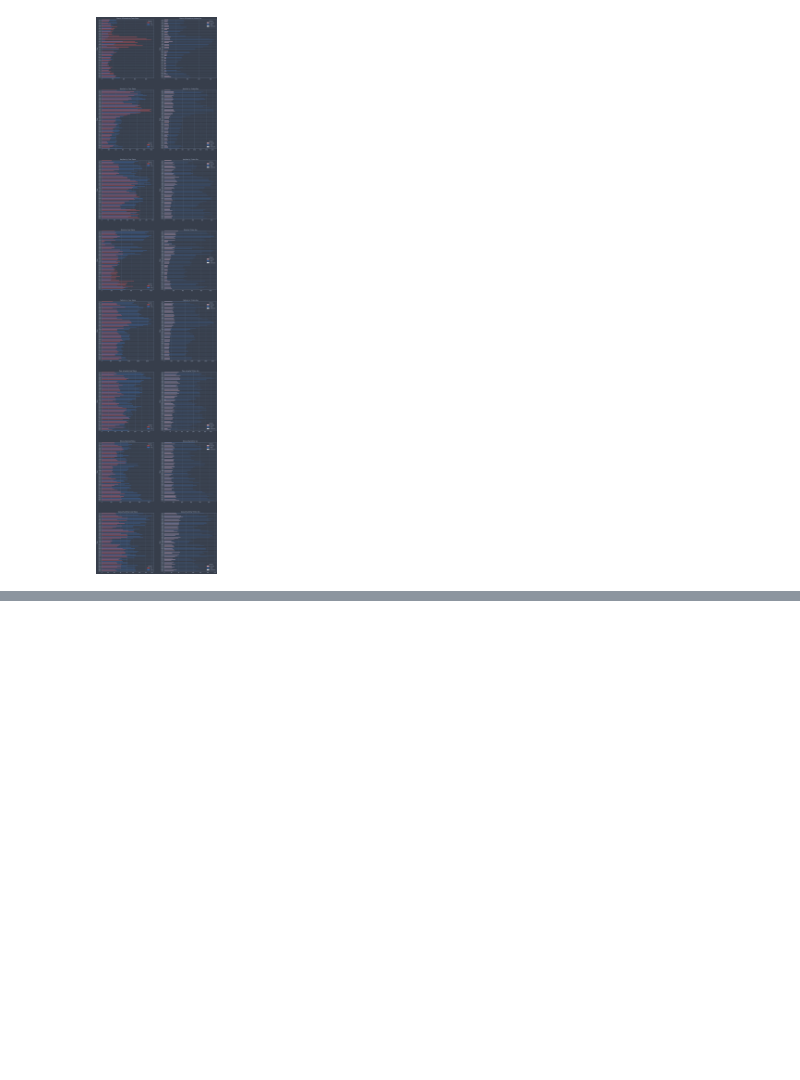
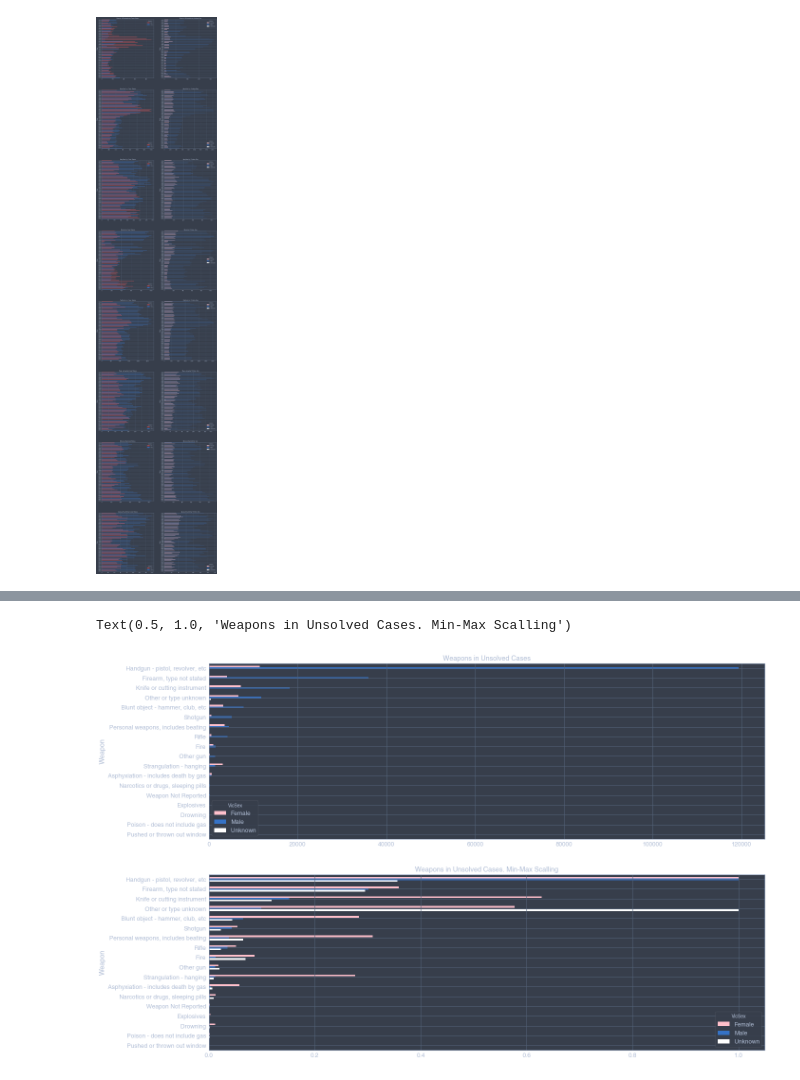
Before and after one commit to fadeeva/weird_projects, a Jupyter notebook: Serial_Killers/Data_from_MAP_II.ipynb, the cells around one changed output, grey strips where cells are left out. Drawn from its saved outputs; the diff is of its cells as text; code cells hidden in the pictures; blank space fills up the shorter version.

```diff
--- a/Serial_Killers/Data_from_MAP_II.ipynb
+++ b/Serial_Killers/Data_from_MAP_II.ipynb
@@ -88,0 +91,12 @@ show_info_about_state(strange_states.index.to_list())
+# %%
+weapon_unslvd = map_data[map_data['Solved']=='No'].groupby(['Weapon', 'VicSex']).count()['CNTYFIPS'].to_frame()
+weapon_unslvd = pd.pivot_table(weapon_unslvd, index='Weapon', columns='VicSex', values='CNTYFIPS')
+weapon_unslvd.fillna(0, inplace=True)
+
+weapon_unslvd['Female'] = weapon_unslvd['Female'].astype(int)
+weapon_unslvd['Male'] = weapon_unslvd['Male'].astype(int)
+weapon_unslvd['Unknown'] = weapon_unslvd['Unknown'].astype(int)
+
+weapon_unslvd.sort_values(by=['Male'], ascending=False, inplace=True)
+
+weapon_unslvd
@@ -88,0 +122,3 @@ show_info_about_state(strange_states.index.to_list())
+# %%
+weapon_unslvd_min_max = minmax_scaling(weapon_unslvd, columns=weapon_unslvd.columns.to_list())
+weapon_unslvd_min_max
@@ -88,0 +144,11 @@ show_info_about_state(strange_states.index.to_list())
+# %%
+fig, ax = plt.subplots(2, 1, figsize=(21, 15))
+
+weapon_unslvd.plot(kind='barh', ax=ax[0], color=COLORS['Sex']).invert_yaxis()
+ax[0].set_title('Weapons in Unsolved Cases')
+
+weapon_unslvd_min_max.plot(kind='barh', ax=ax[1], color=COLORS['Sex']).invert_yaxis()
+ax[1].set_title('Weapons in Unsolved Cases. Min-Max Scalling')
+# %% [output]
+Text(0.5, 1.0, 'Weapons in Unsolved Cases. Min-Max Scalling')
+[figure, added]
```
Also changed, not shown: parts of 7 cells of this notebook.
